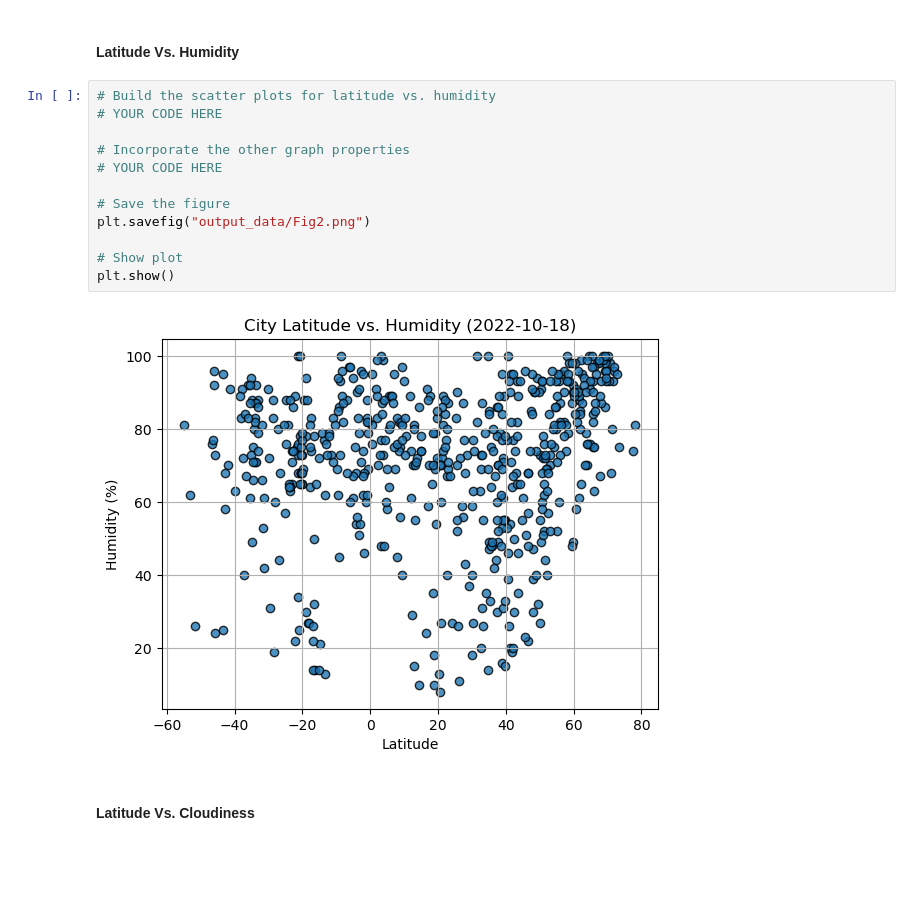
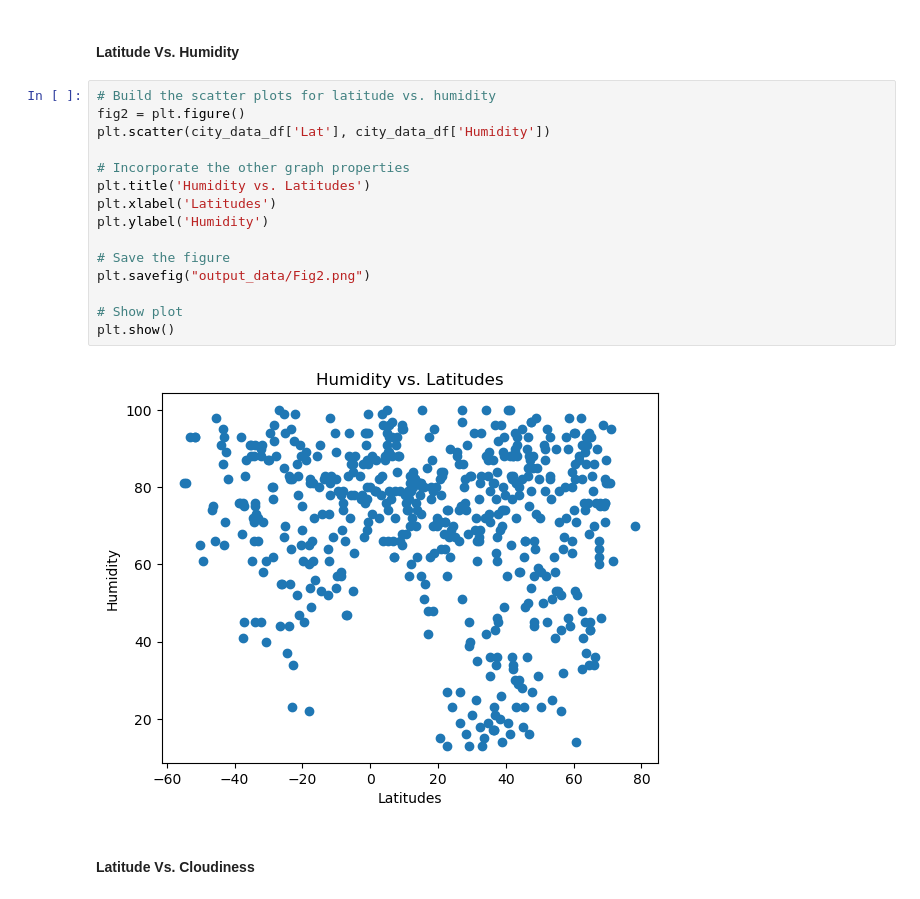
Before and after one commit to martinezzkyara/python-api-challenge, a Jupyter notebook: WeatherPy/WeatherPy.ipynb, the cells around one changed output. Drawn from its saved outputs; the diff is of its cells as text; blank space fills up the shorter version.

```diff
--- a/WeatherPy/WeatherPy.ipynb
+++ b/WeatherPy/WeatherPy.ipynb
@@ -202,18 +212,21 @@ plt.show()
 #### Latitude Vs. Humidity
 # %%
 # Build the scatter plots for latitude vs. humidity
-# YOUR CODE HERE
+fig2 = plt.figure()
+plt.scatter(city_data_df['Lat'], city_data_df['Humidity'])
 
 # Incorporate the other graph properties
-# YOUR CODE HERE
+plt.title('Humidity vs. Latitudes')
+plt.xlabel('Latitudes')
+plt.ylabel('Humidity')
 
 # Save the figure
 plt.savefig("output_data/Fig2.png")
 
 # Show plot
 plt.show()
 # %% [output]
-[figure, old version]
+[figure, new version]
 # %% [markdown]
 #### Latitude Vs. Cloudiness
 # %%
```
Also changed, not shown: parts of 39 cells of this notebook, 6 other files.
